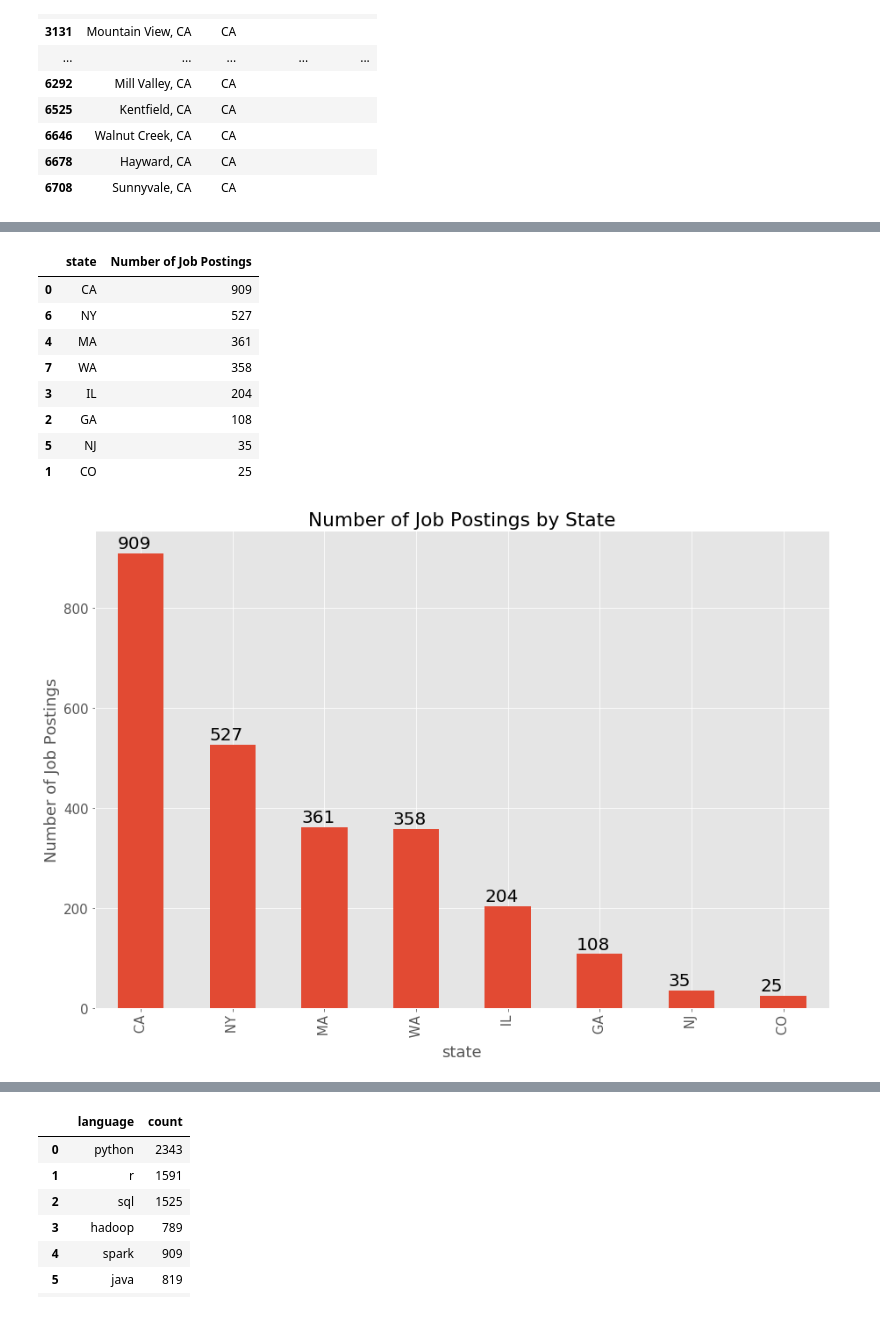
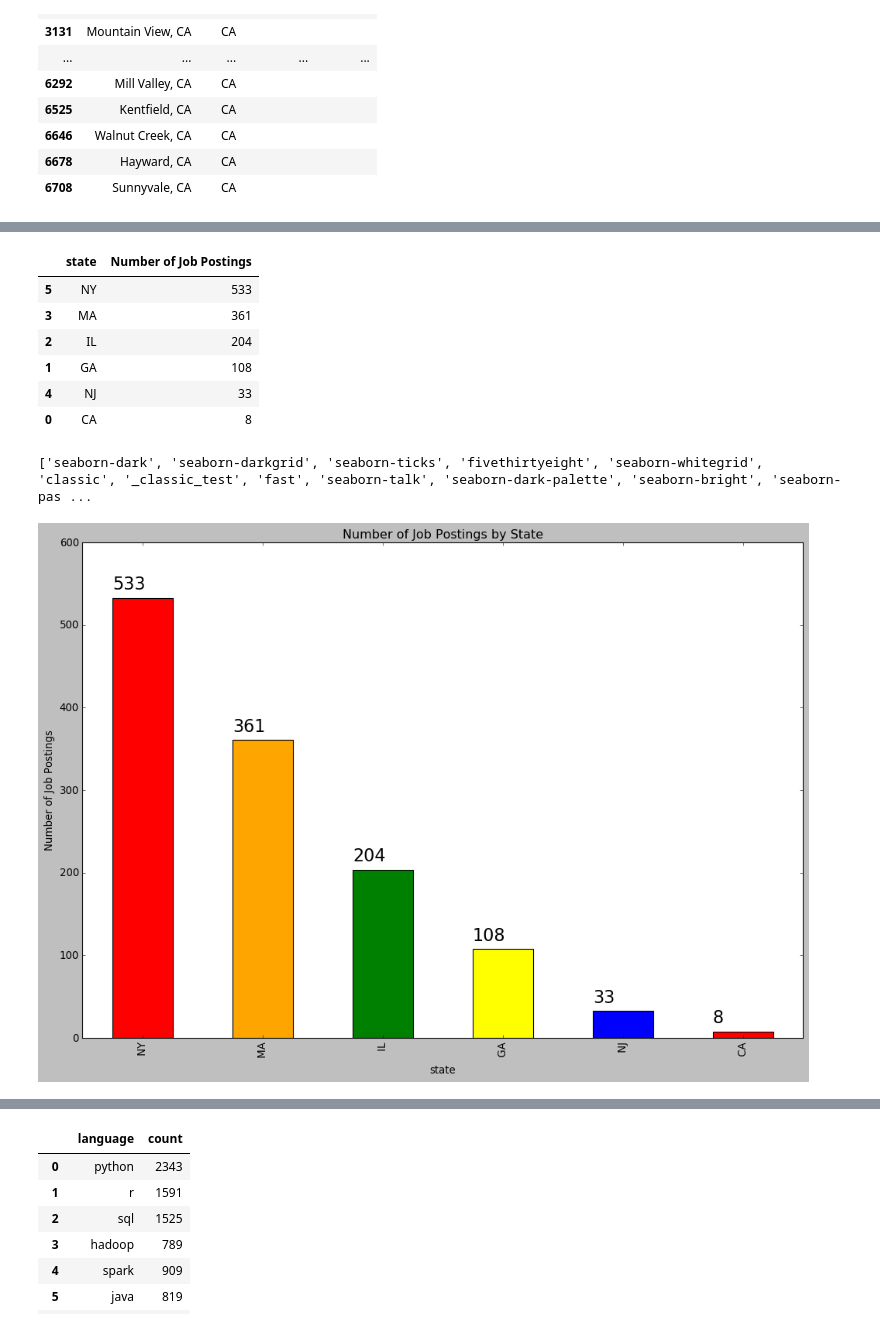
Before and after one commit to krithikaragha/DataScienceJobMarket, a Jupyter notebook: Jupyter Notebook/kaggledataset.ipynb, the cells around one changed output, grey strips where cells are left out. Saved outputs shown, nothing was run; the diff lists cells and outputs as text; code cells hidden in the pictures.

```diff
--- a/Jupyter Notebook/kaggledataset.ipynb
+++ b/Jupyter Notebook/kaggledataset.ipynb
@@ -192,8 +192,9 @@ for index, row in distinct_locations_df.iterrows():
     target_url = ('https://maps.googleapis.com/maps/api/geocode/json?'
     'address={0}&key={1}').format(target_city, gkey)
     geo_data = requests.get(target_url).json()
+
     try:
-        distinct_locations_df.loc[index, 'longitude'] = geo_data["results"][0]["geometry"]["location"]["lat"]
-        distinct_locations_df.loc[index, 'latitude'] = geo_data["results"][0]["geometry"]["location"]["lng"]
+        distinct_locations_df.loc[index, 'latitude'] = geo_data["results"][0]["geometry"]["location"]["lat"]
+        distinct_locations_df.loc[index, 'longitude'] = geo_data["results"][0]["geometry"]["location"]["lng"]
     except (KeyError, IndexError):
         print("Missing field/result... skipping.")
@@ -207,14 +201,14 @@ Missing field/result... skipping.
 # %%
-# Get the number of times a location popped up (using the original dataframe)
-weights_group = df.groupby(["location"])
-weights = weights_group["location"].count()
-
+# Get the number of times a location popped up (using the original dataframe
 # Create a new column in the distinct locations dataframe for number of instances
-distinct_locations_df["Number of Job Postings"] = weights
+distinct_locations_df["Number of Job Postings"] = df.groupby(["location"])['location'].transform('count')
 
 # Delete empty rows
 non_empty_rows = distinct_locations_df["longitude"] != ""
 distinct_locations_df = distinct_locations_df[non_empty_rows]
 
+# Delete rows with incorrect longitude values
+distinct_locations_df = distinct_locations_df[(distinct_locations_df['longitude'] > -90) & (distinct_locations_df['longitude'] < 90)]
+
 distinct_locations_df
 # %% [output]
@@ -269,28 +264,32 @@ total_listings = total_listings.sort_values("Number of Job Postings", ascending
 total_listings
 # %% [output]
 |  | state | Number of Job Postings |
-| 0 | CA | 909 |
-| 6 | NY | 527 |
-| 4 | MA | 361 |
-| 7 | WA | 358 |
-| 3 | IL | 204 |
-| 2 | GA | 108 |
-| 5 | NJ | 35 |
-| 1 | CO | 25 |
+| 5 | NY | 533 |
+| 3 | MA | 361 |
+| 2 | IL | 204 |
+| 1 | GA | 108 |
+| 4 | NJ | 33 |
+| 0 | CA | 8 |
+# %%
+print(plt.style.available)
+# %% [output]
+['seaborn-dark', 'seaborn-darkgrid', 'seaborn-ticks', 'fivethirtyeight', 'seaborn-whitegrid', 'classic', '_classic_test', 'fast', 'seaborn-talk', 'seaborn-dark-palette', 'seaborn-bright', 'seaborn-pas ...
 # %%
 # Create a bar chart
 ax = total_listings.plot.bar(x="state", y="Number of Job Postings",
-                        title = "Number of Job Postings by State", align="center",legend=False, figsize=(15,10))
+                        title = "Number of Job Postings by State", align="center",legend=False, figsize=(15,10),
+                        color=["red", "orange", "green", "yellow", "blue"])
 plt.ylabel("Number of Job Postings")
+plt.style.use("classic")
 
 totals = []
 for p in ax.patches:
-    ax.annotate(str(p.get_height()), (p.get_x(), p.get_height() + 10), fontsize = 20)
+   ax.annotate(str(p.get_height()), (p.get_x(), p.get_height() + 10), fontsize = 20)
 
-# Show and save chart
-plt.savefig('Images/jobpostingsbystatebarchart.png', bbox_inches = 'tight')
+#Show and save chart
+plt.savefig('jobpostingsbystatebarchart.png', bbox_inches = 'tight')
 # %% [output]
-[figure, old version]
+[figure, new version]
 # %%
 # Import Dependencies for tokenize
 import nltk
```
Also changed, not shown: parts of 8 cells of this notebook, 15 other files.
